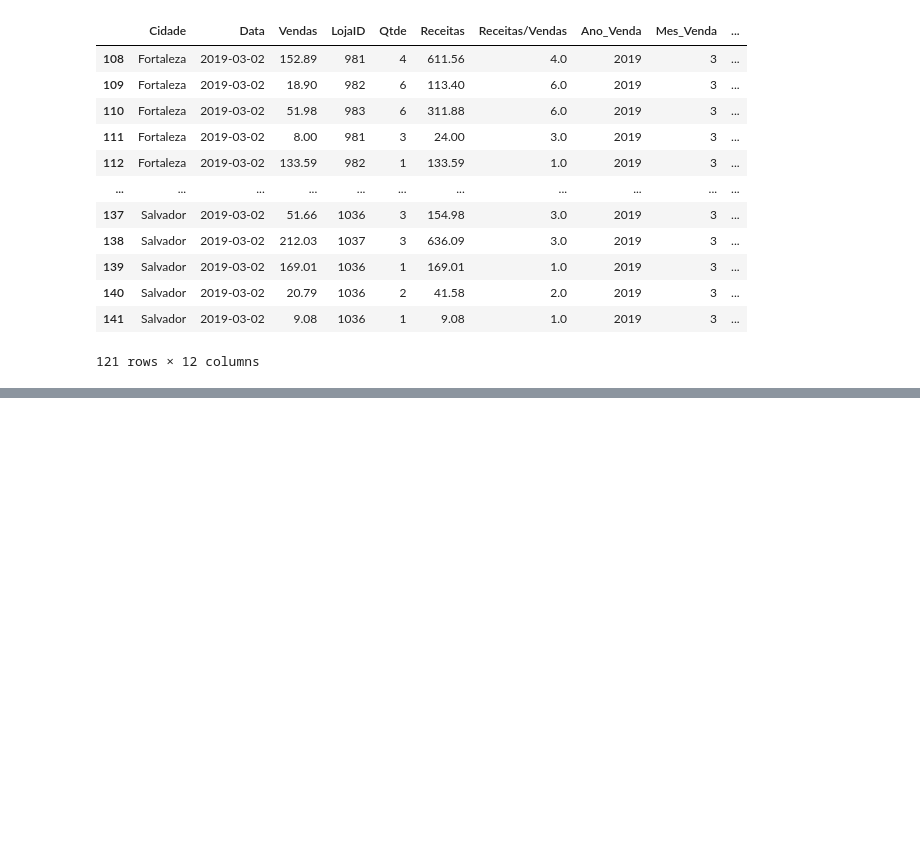
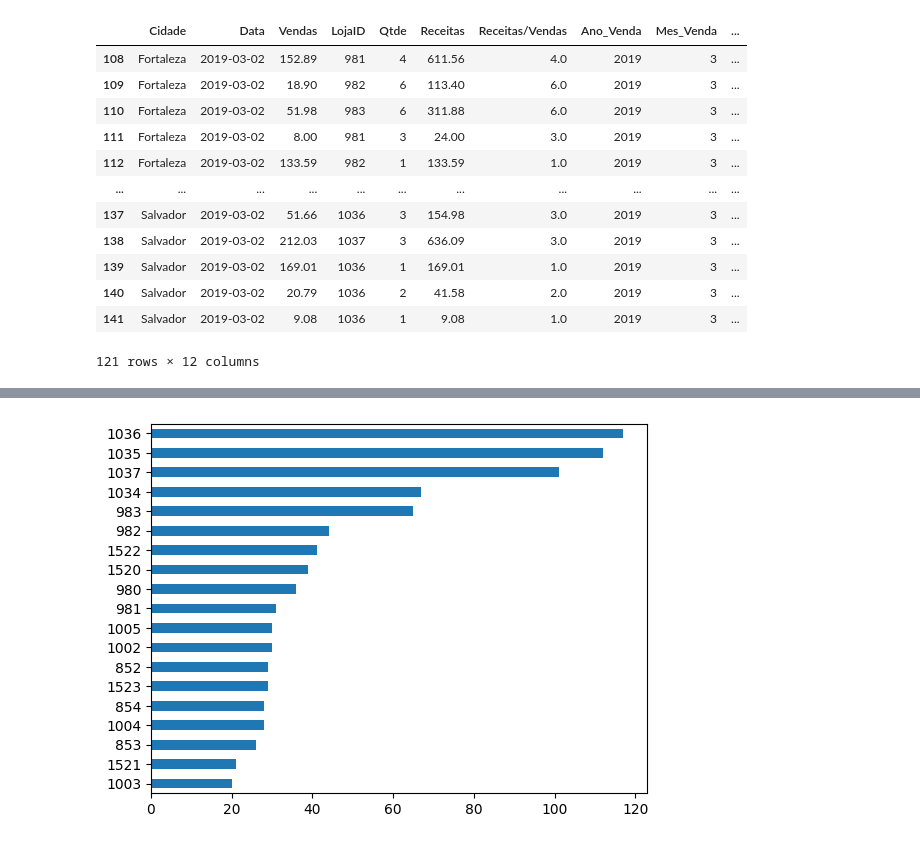
Before and after one commit to W1ndeck/Bootcamp-Unimed-BH, a Jupyter notebook: arquivos_excel..ipynb, the cells around one changed output, grey strips where cells are left out. Drawn from its saved outputs; the diff is of its cells as text; code cells hidden in the pictures; blank space fills up the shorter version.

```diff
--- a/arquivos_excel..ipynb
+++ b/arquivos_excel..ipynb
@@ -247,0 +280,5 @@ vendas_marco_19
+# %%
+df["LojaID"].value_counts(ascending=True).plot.barh();
+#barh é um grafico de barras horizontal por isso o h
+# %% [output]
+[figure, added]
```
Also changed, not shown: parts of 8 cells of this notebook.
